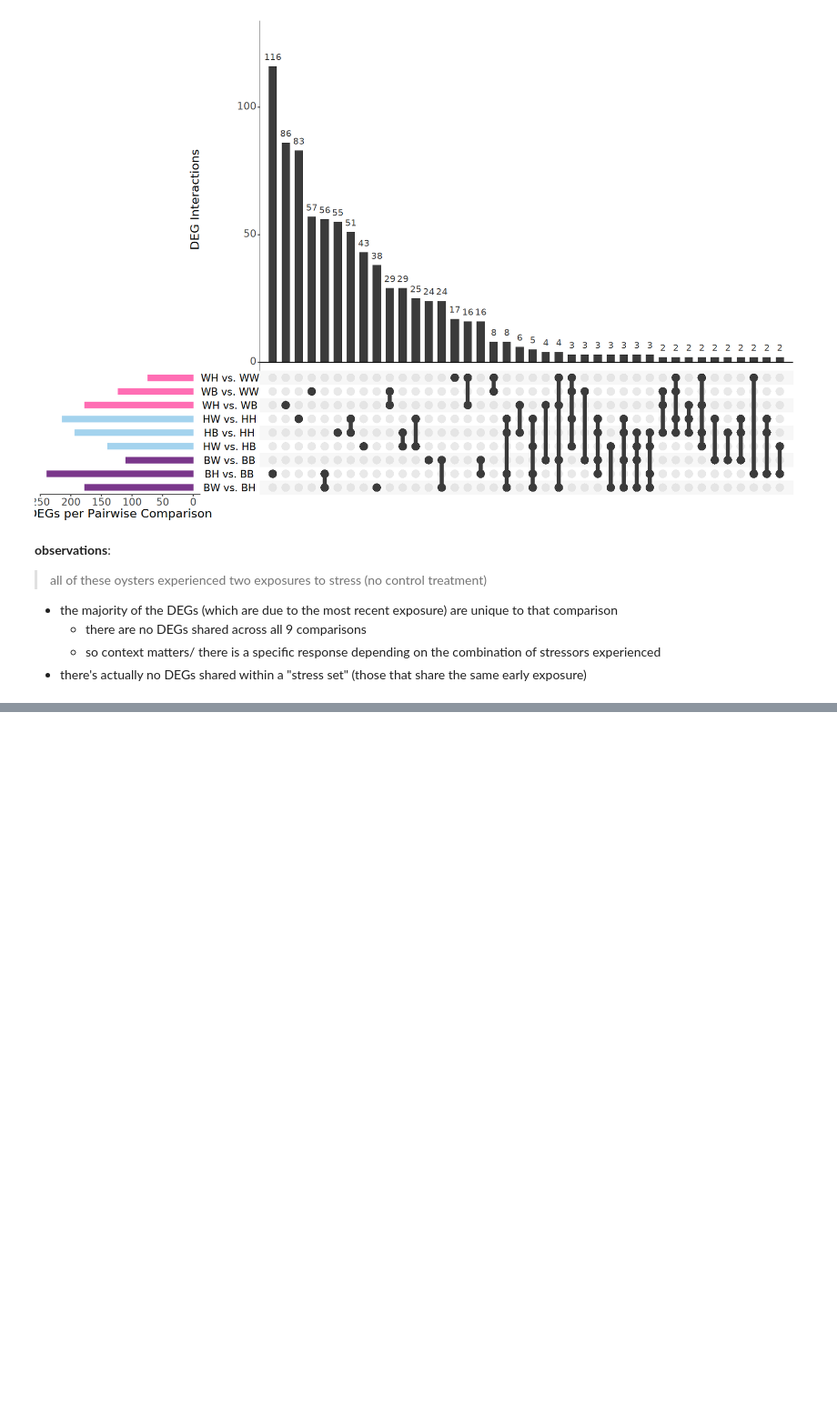
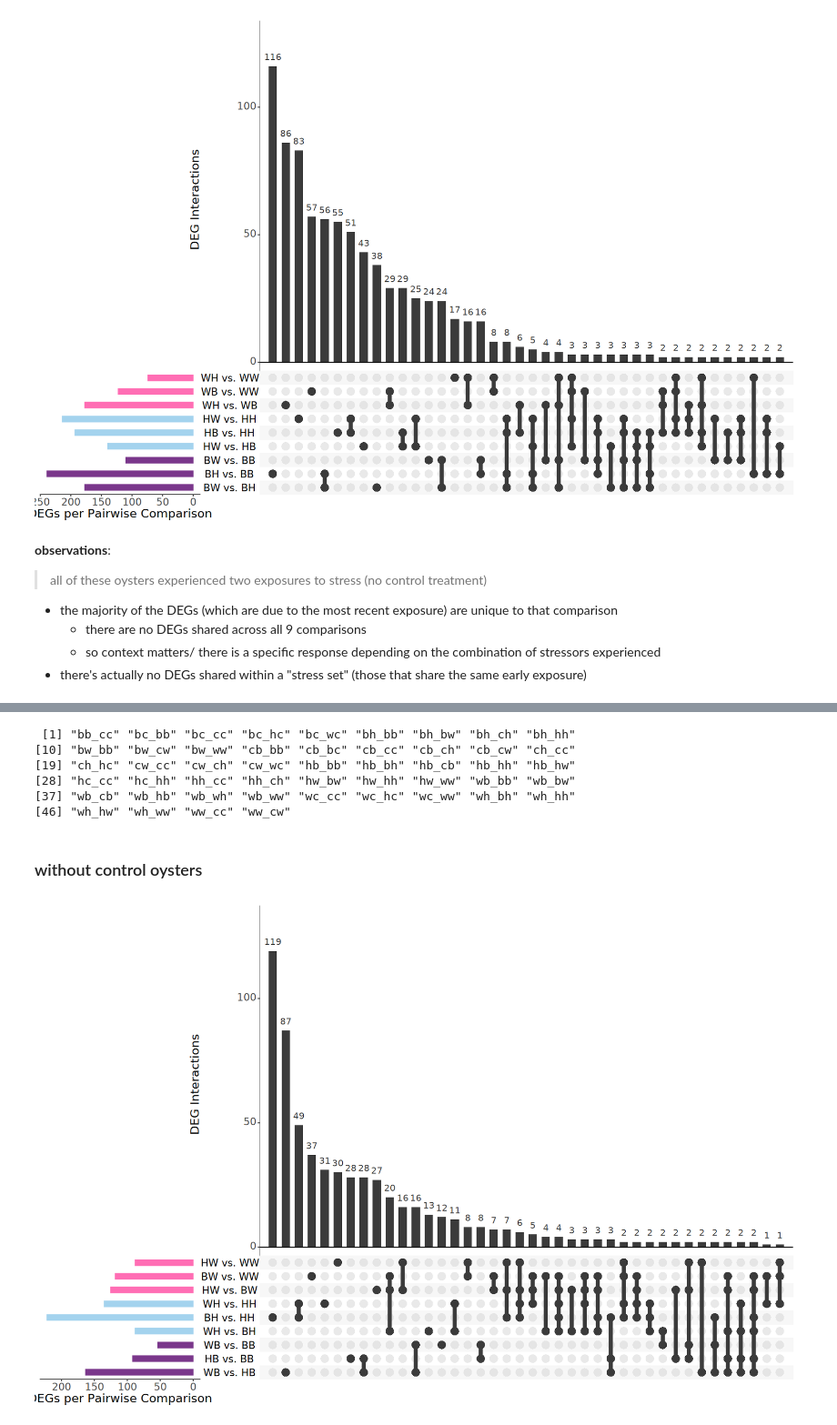
Before and after one commit to jgmcdonough/CE24_RNA-seq, a Jupyter notebook: analysis/diff_expression/phase2_v_phase2/upset_p2.v.p2.ipynb, the cells around one changed output, grey strips where cells are left out. Shown at 91% size. Cells and saved outputs as stored; diff of their text form; code cells hidden in the pictures; blank space fills up the shorter version.

Commit message:
add upset plots to look at results from prev vs immediate exposure

```diff
--- a/analysis/diff_expression/phase2_v_phase2/upset_p2.v.p2.ipynb
+++ b/analysis/diff_expression/phase2_v_phase2/upset_p2.v.p2.ipynb
@@ -1172,0 +1185,49 @@ UpSetR::upset(
+# %%
+names(deg_list)
+# %% [output]
+ [1] "bb_cc" "bc_bb" "bc_cc" "bc_hc" "bc_wc" "bh_bb" "bh_bw" "bh_ch" "bh_hh"
+[10] "bw_bb" "bw_cw" "bw_ww" "cb_bb" "cb_bc" "cb_cc" "cb_ch" "cb_cw" "ch_cc"
+[19] "ch_hc" "cw_cc" "cw_ch" "cw_wc" "hb_bb" "hb_bh" "hb_cb" "hb_hh" "hb_hw"
+[28] "hc_cc" "hc_hh" "hh_cc" "hh_ch" "hw_bw" "hw_hh" "hw_ww" "wb_bb" "wb_bw"
+[37] "wb_cb" "wb_hb" "wb_wh" "wb_ww" "wc_cc" "wc_hc" "wc_ww" "wh_bh" "wh_hh"
+[46] "wh_hw" "wh_ww" "ww_cc" "ww_cw"
+# %% [markdown]
+### without control oysters
+# %%
+# make list of dfs
+prev.res = list(
+              # warm set
+              'HW vs. WW' = deg_list$hw_ww$Gene,
+              'BW vs. WW' = deg_list$bw_ww$Gene,
+              'HW vs. BW' = deg_list$hw_bw$Gene,
+              # hypoxic set
+              'WH vs. HH' = deg_list$wh_hh$Gene,
+              'BH vs. HH' = deg_list$bh_hh$Gene,
+              'WH vs. BH' = deg_list$wh_bh$Gene,
+              # both set
+              'WB vs. BB' = deg_list$wb_bb$Gene,
+              'HB vs. BB' = deg_list$hb_bb$Gene,
+              'WB vs. HB' = deg_list$wb_hb$Gene
+              )
+# %%
+set_colors <- c(
+  "hotpink1", "hotpink1", "hotpink1",  # warm
+  "lightskyblue2", "lightskyblue2", "lightskyblue2",  # hypoxic
+  "mediumorchid4", "mediumorchid4", "mediumorchid4"   # both
+)
+
+UpSetR::upset(
+  fromList(prev.res),
+  nsets = 9,
+  sets = rev(names(prev.res)),
+  keep.order = TRUE,
+  order.by = "freq",
+  sets.bar.color = rev(set_colors),
+  point.size = 5,
+  line.size = 2,
+  mainbar.y.label = "DEG Interactions",
+  sets.x.label = "DEGs per Pairwise Comparison",
+  text.scale = c(2, 2, 2, 2, 2, 2)
+)
+# %% [output]
+[figure, added]
```
Also changed, not shown: parts of 11 cells of this notebook.
